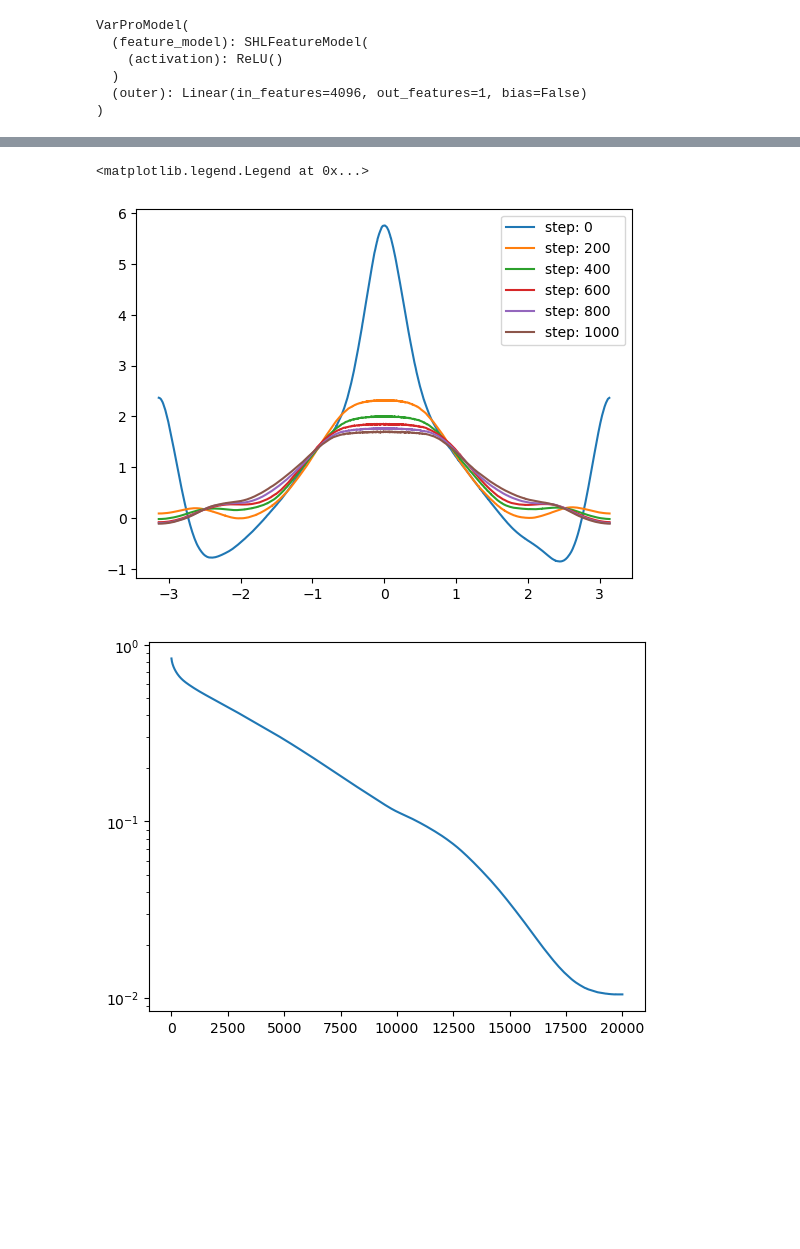
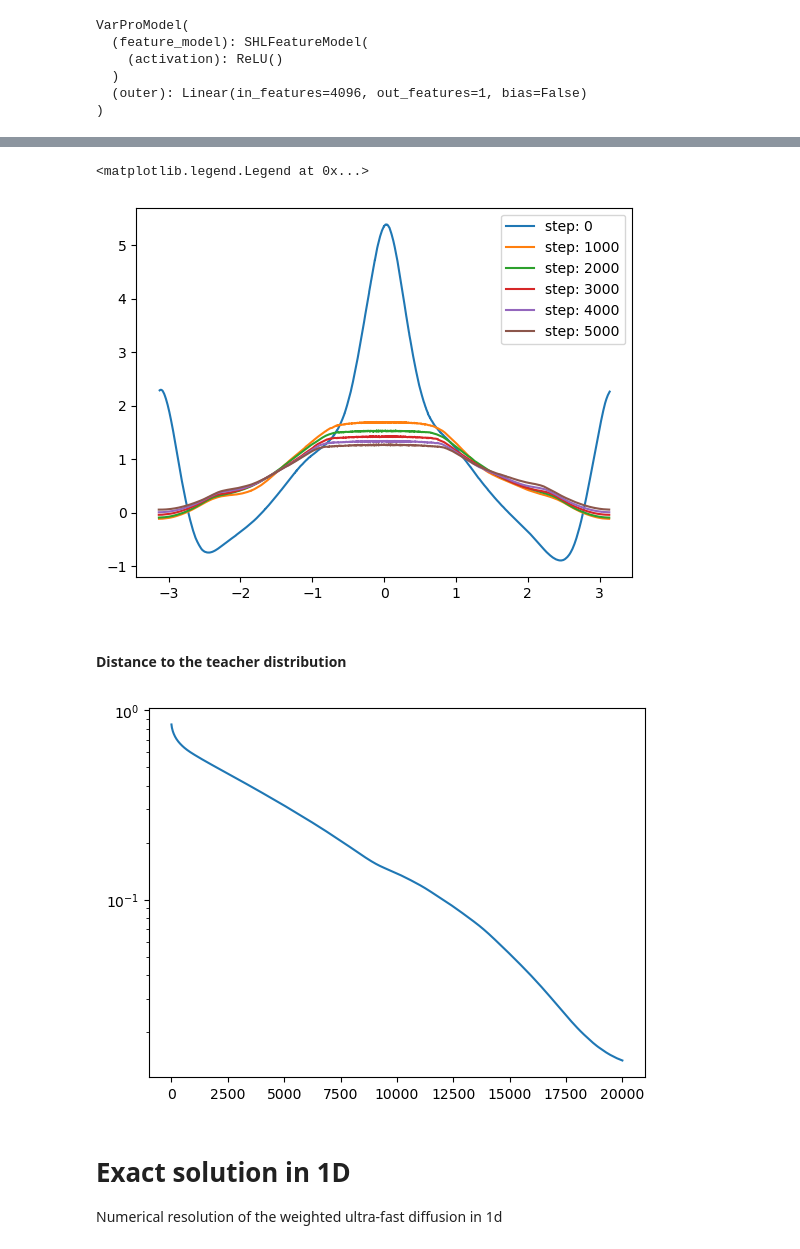
Before and after one commit to rbarboni/VarPro, a Jupyter notebook: VarPro_ReLU_1d/Experiment.ipynb, the cells around one changed output, grey strips where cells are left out. Cells and saved outputs as stored; diff of their text form; code cells hidden in the pictures; blank space fills up the shorter version.

```diff
--- a/VarPro_ReLU_1d/Experiment.ipynb
+++ b/VarPro_ReLU_1d/Experiment.ipynb
@@ -89,6 +90,9 @@ optimizer = torch.optim.SGD([student.feature_model.weight], lr=lr)
 #optimizer.add_param_group({'lr': 5*student_width*lmbda, 'params': student.outer.weight})
 # %%
 problem = LearningProblem(student, train_loader, optimizer, criterion)
+# %%
+epochs = 20000
+problem.train(epochs)
 # %%
 # training loss
 plt.plot(problem.loss_list)
@@ -99,10 +103,10 @@ plt.xscale('log')
 # %%
 # plot of the learned feature distribution (diracs smoothed with a gaussian)
-for i in np.arange(0, 10001, 5000):
+for i in np.arange(0, 5001, 1000):
     w = problem.state_list[i]['feature_model.weight'].numpy()
     f = circle_to_line(w)
 
-    plt.plot(*gaussian_conv(f, scale=0.1), label=f'step: {i}')
+    plt.plot(*gaussian_conv(f, scale=0.05), label=f'step: {i}')
 plt.legend()
 #plt.yscale('log')
 # %% [output]
@@ -111,6 +115,6 @@ plt.legend()
 # %%
 # plot of the outer layer weight (to check if positive and smooth)
-for i in np.arange(0, 1001, 200):
+for i in np.arange(0, 5001, 1000):
     w = problem.state_list[i]['feature_model.weight'].numpy()
     f = circle_to_line(w)
     idx = np.argsort(f)
@@ -121,4 +125,4 @@ for i in np.arange(0, 1001, 200):
 plt.legend()
 # %% [output]
 <matplotlib.legend.Legend at 0x...>
-[figure, old version]
+[figure, new version]
@@ -131,5 +129,17 @@ distance_list = compute_distance(distance, weight_list, weight_ref, N_eval=2000)
+# %% [markdown]
+#### Distance to the teacher distribution
+# %%
+distance_teacher_list = []
+distance_teacher_idx = [int(i) for i in np.linspace(0, len(problem.state_list)-1, 1000)]
+for i in tqdm(distance_teacher_idx):
+    w1 = problem.state_list[i]['feature_model.weight']
+    w2 = teacher.feature_model.weight
+    distance_teacher_list.append(compute_distance(DistanceMMD(), w1, w2).item())
 # %%
-plt.plot(distance_list[1], distance_list[0], label='OT distance')
+plt.plot(distance_teacher_idx, distance_teacher_list)
 plt.yscale('log')
 # %% [output]
-[figure, old version]
+[figure, new version]
+# %% [markdown]
+# Exact solution in 1D
+Numerical resolution of the weighted ultra-fast diffusion in 1d
```
Also changed, not shown: parts of 16 cells of this notebook, 2 other files.
